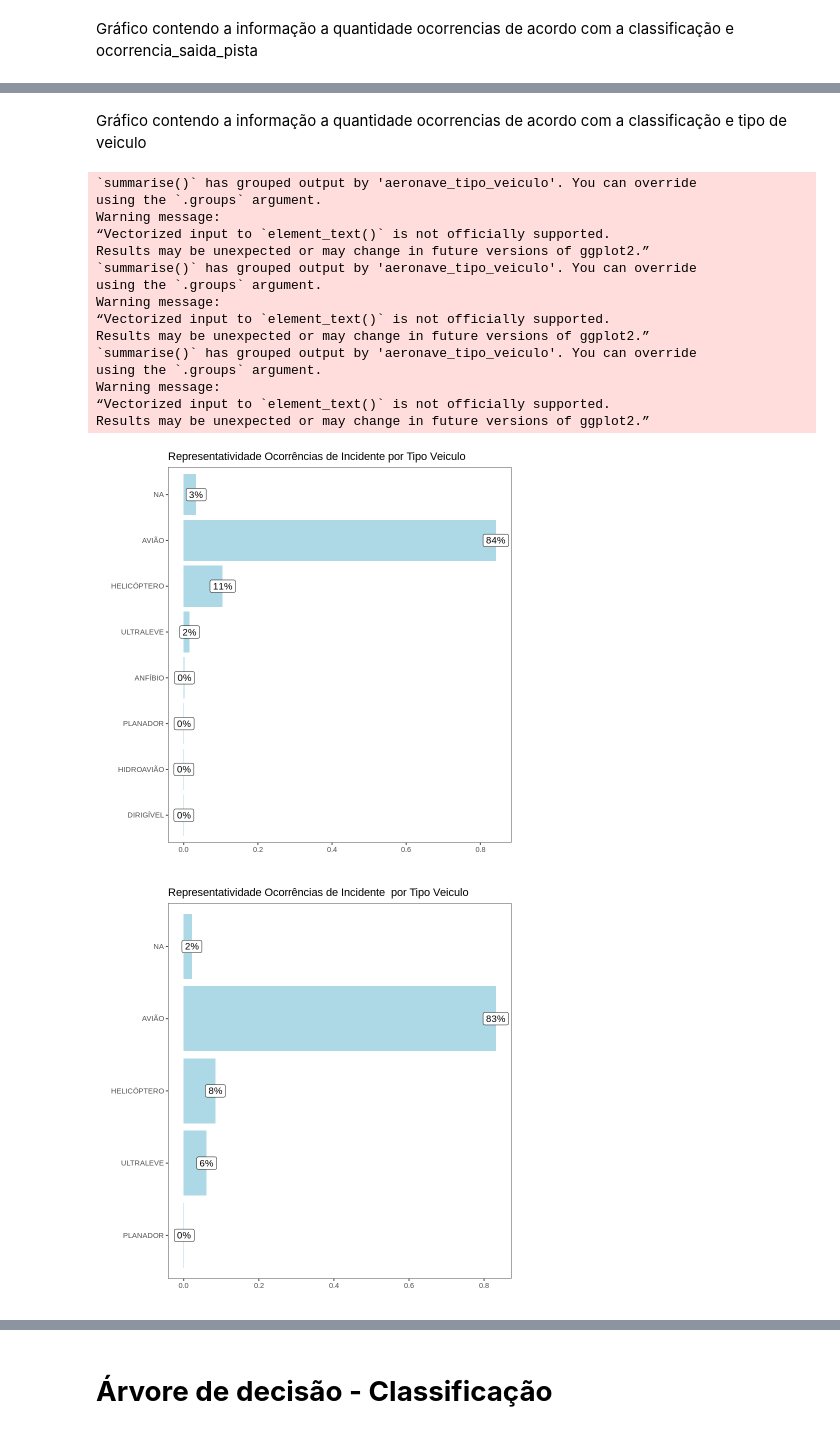
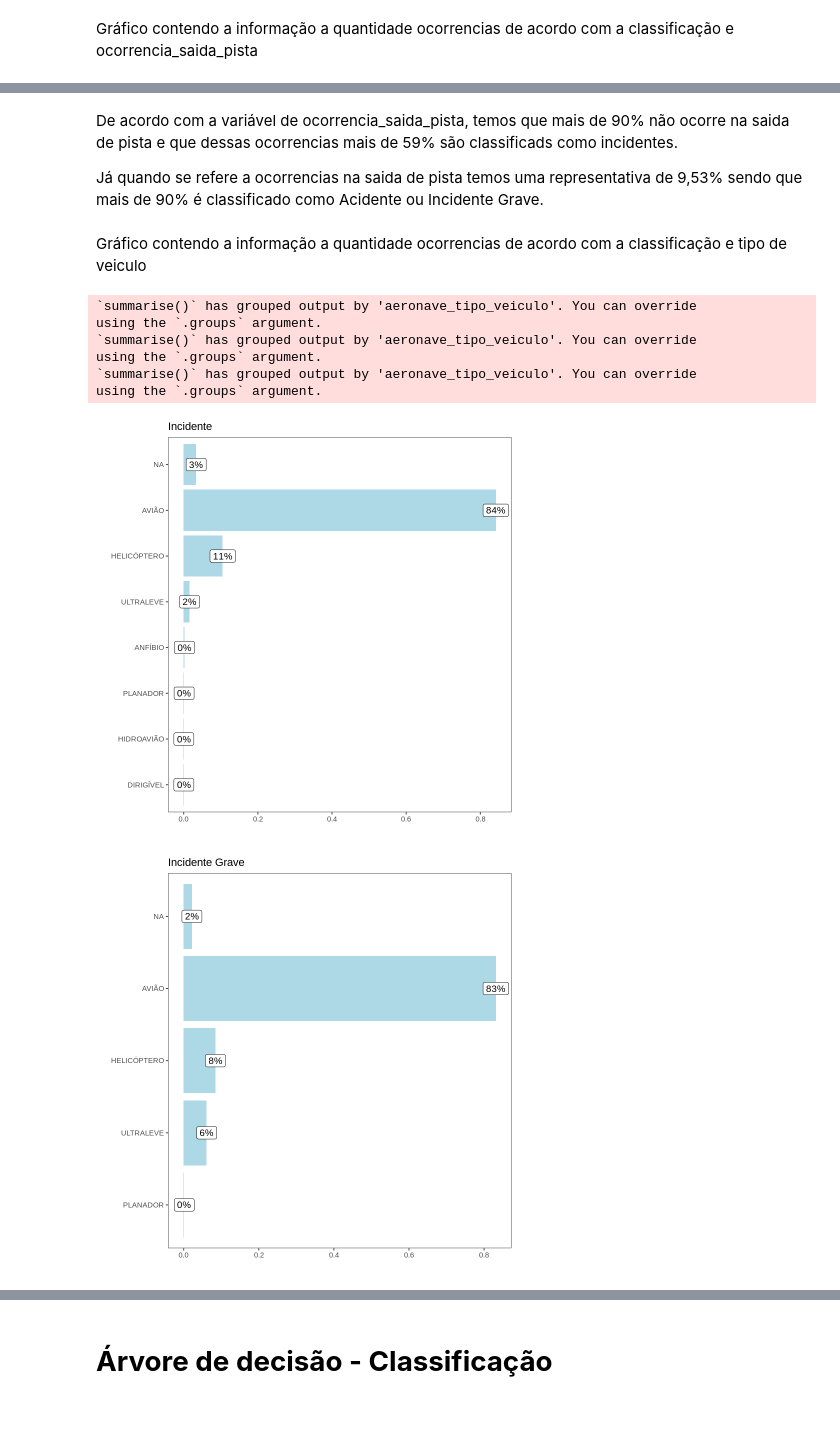
Before and after one commit to JulliaNascimento/Mineracao-de-Dados, a Jupyter notebook: Dados_trabalho.ipynb, the cells around one changed output, grey strips where cells are left out. Cells and saved outputs as stored; diff of their text form; code cells hidden in the pictures.

```diff
--- a/Dados_trabalho.ipynb
+++ b/Dados_trabalho.ipynb
@@ -57,6 +57,7 @@ dados <- mutate(dados,
                 regiao = as.factor(regiao)
                 )
 dados[dados== '***'] <- NA
+dados$aeronave_motor_tipo[dados$aeronave_motor_tipo== '0'] <- NA
 # %% [markdown]
 ## **Analise Descritiva dos Dados**
 # %% [markdown]
@@ -356,78 +354,63 @@ Results may be unexpected or may change in future versions of ggplot2.”
 [figure]
+# %% [markdown]
+De acordo com a variável de ocorrencia_saida_pista, temos que mais de 90% não ocorre na saida de pista e que dessas ocorrencias mais de 59% são classificads como incidentes.
+
+Já quando se refere a ocorrencias na saida de pista temos uma representativa de 9,53% sendo que mais de 90% é classificado como Acidente ou Incidente Grave.
 # %% [markdown]
 Gráfico contendo a informação a quantidade ocorrencias de acordo com a classificação e tipo de veiculo
 # %%
-dados_acidente <- dados |> filter(ocorrencia_classificacao=="ACIDENTE")
-
-qtde_obs_acidente <- nrow(dados_acidente)
-
 graf_acidente <-  dados |>
                   filter(ocorrencia_classificacao=="ACIDENTE") |>
                   group_by(aeronave_tipo_veiculo,ocorrencia_classificacao) |>
                   summarise(quantidade = n()) |>
-                  ggplot(aes(x = fct_reorder(aeronave_tipo_veiculo,quantidade/qtde_obs_acidente), y = quantidade/qtde_obs_acidente,label=                percent(round((quantidade/qtde_obs_acidente),2)))) +
+                  ggplot(aes(x = fct_reorder(aeronave_tipo_veiculo,quantidade/sum(quantidade)), y = quantidade/sum(quantidade),label= percent(round((quantidade/sum(quantidade)),2)))) +
                   geom_bar(stat="identity",fill = "lightblue") +
-                  ggtitle("Representatividade Ocorrências de Acidente por Tipo Veiculo")+
+                  ggtitle("Acidente")+
                   coord_flip () +
                   geom_label(size=4)+
                   xlab("") + ylab("") +
                   theme_bw() +
-                  theme(axis.title.x = element_text(margin(t=10)),panel.grid=element_blank())
+                  theme(panel.grid=element_blank())
 
-dados_incidente <- dados |> filter(ocorrencia_classificacao=="INCIDENTE")
-
-qtde_obs_incidente <- nrow(dados_incidente)
 
 graf_incidente <-  dados |>
                   filter(ocorrencia_classificacao=="INCIDENTE") |>
                   group_by(aeronave_tipo_veiculo,ocorrencia_classificacao) |>
                   summarise(quantidade = n()) |>
-                  ggplot(aes(x = fct_reorder(aeronave_tipo_veiculo,quantidade/qtde_obs_incidente), y = quantidade/qtde_obs_incidente,label=                percent(round((quantidade/qtde_obs_incidente),2)))) +
+                  ggplot(aes(x = fct_reorder(aeronave_tipo_veiculo,quantidade/sum(quantidade)), y = quantidade/sum(quantidade),label=percent(round((quantidade/sum(quantidade)),2)))) +
                   geom_bar(stat="identity",fill = "lightblue") +
-                  ggtitle("Representatividade Ocorrências de Incidente por Tipo Veiculo")+
+                  ggtitle("Incidente")+
                   coord_flip () +
                   geom_label(size=4)+
                   xlab("") + ylab("") +
                   theme_bw() +
-                  theme(axis.title.x = element_text(margin(t=10)),panel.grid=element_blank())
+                  theme(panel.grid=element_blank())
 
-dados_incid_grave <- dados |> filter(ocorrencia_classificacao=="INCIDENTE GRAVE")
-
-qtde_obs_incid_grave <- nrow(dados_incid_grave)
 
 graf_incid_grave <-  dados |>
                   filter(ocorrencia_classificacao=="INCIDENTE GRAVE") |>
                   group_by(aeronave_tipo_veiculo,ocorrencia_classificacao) |>
                   summarise(quantidade = n()) |>
-                  ggplot(aes(x = fct_reorder(aeronave_tipo_veiculo,quantidade/qtde_obs_incid_grave), y = quantidade/qtde_obs_incid_grave,label= percent(round((quantidade/qtde_obs_incid_grave),2)))) +
+                  ggplot(aes(x = fct_reorder(aeronave_tipo_veiculo,quantidade/sum(quantidade)), y = quantidade/sum(quantidade),label= percent(round((quantidade/sum(quantidade)),2)))) +
                   geom_bar(stat="identity",fill = "lightblue") +
-                   ggtitle("Representatividade Ocorrências de Incidente  por Tipo Veiculo")+
+                   ggtitle("Incidente Grave")+
                   coord_flip () +
                   geom_label(size=4)+
                   xlab("") + ylab("") +
                   theme_bw() +
-                  theme(axis.title.x = element_text(margin(t=10)),panel.grid=element_blank())
+                  theme(panel.grid=element_blank())
 
 ##grid.arrange(graf_incidente, graf_incid_grave,graf_acidente,ncol=3)
 
 graf_incidente
 graf_incid_grave
 graf_acidente
 # %% [output]
 `summarise()` has grouped output by 'aeronave_tipo_veiculo'. You can override
 using the `.groups` argument.
-Warning message:
-“Vectorized input to `element_text()` is not officially supported.
-Results may be unexpected or may change in future versions of ggplot2.”
 `summarise()` has grouped output by 'aeronave_tipo_veiculo'. You can override
 using the `.groups` argument.
-Warning message:
-“Vectorized input to `element_text()` is not officially supported.
-Results may be unexpected or may change in future versions of ggplot2.”
 `summarise()` has grouped output by 'aeronave_tipo_veiculo'. You can override
 using the `.groups` argument.
-Warning message:
-“Vectorized input to `element_text()` is not officially supported.
-Results may be unexpected or may change in future versions of ggplot2.”
-[figure, old version]
+[figure, new version]
-[figure, old version]
+[figure, new version]
```
Also changed, not shown: parts of 31 cells of this notebook.
